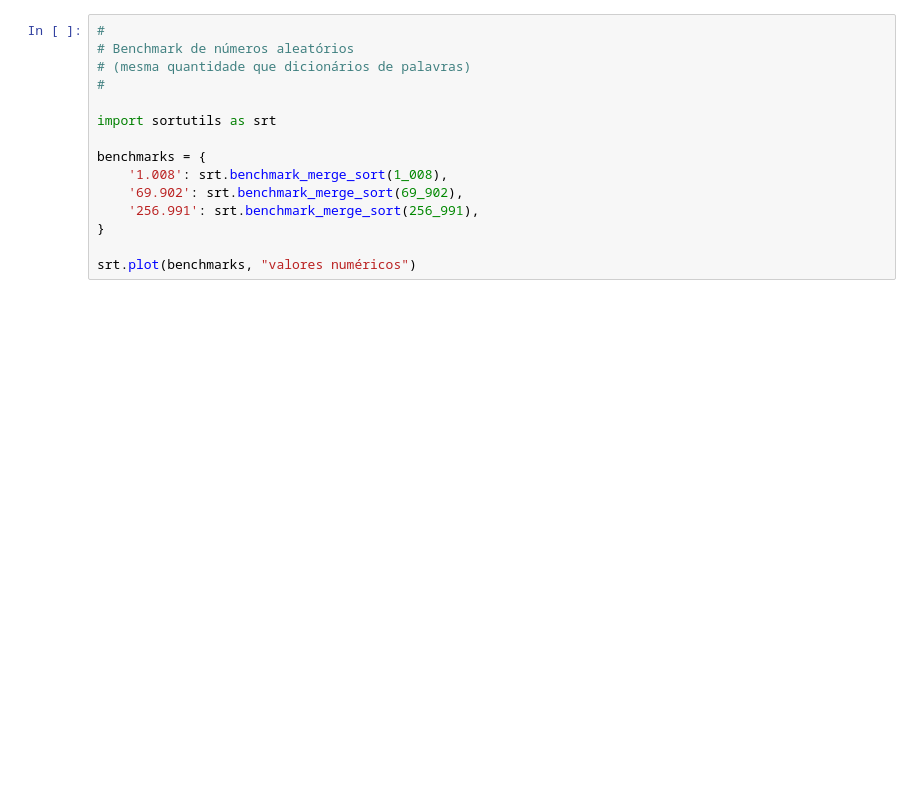
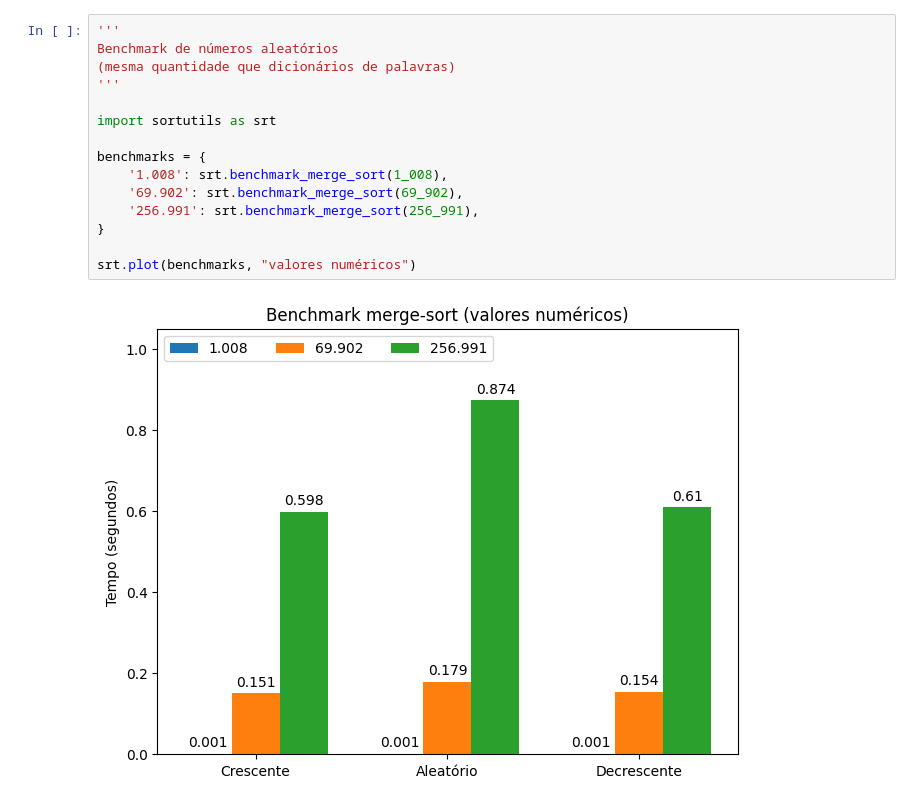
Before and after one commit to rafaelblumm/relatorio-merge-sort, a Jupyter notebook: src/main.ipynb, the cells around one changed output. Saved outputs shown, nothing was run; the diff lists cells and outputs as text; blank space fills up the shorter version.

```diff
--- a/src/main.ipynb
+++ b/src/main.ipynb
@@ -47,15 +57,17 @@ srt.plot(benchmarks, "palavras")
 # %%
-#
-# Benchmark de números aleatórios
-# (mesma quantidade que dicionários de palavras)
-#
+'''
+Benchmark de números aleatórios
+(mesma quantidade que dicionários de palavras)
+'''
 
 import sortutils as srt
 
 benchmarks = {
     '1.008': srt.benchmark_merge_sort(1_008),
     '69.902': srt.benchmark_merge_sort(69_902),
     '256.991': srt.benchmark_merge_sort(256_991),
 }
 
 srt.plot(benchmarks, "valores numéricos")
+# %% [output]
+[figure, added]
```
Also changed, not shown: parts of 3 cells of this notebook.
